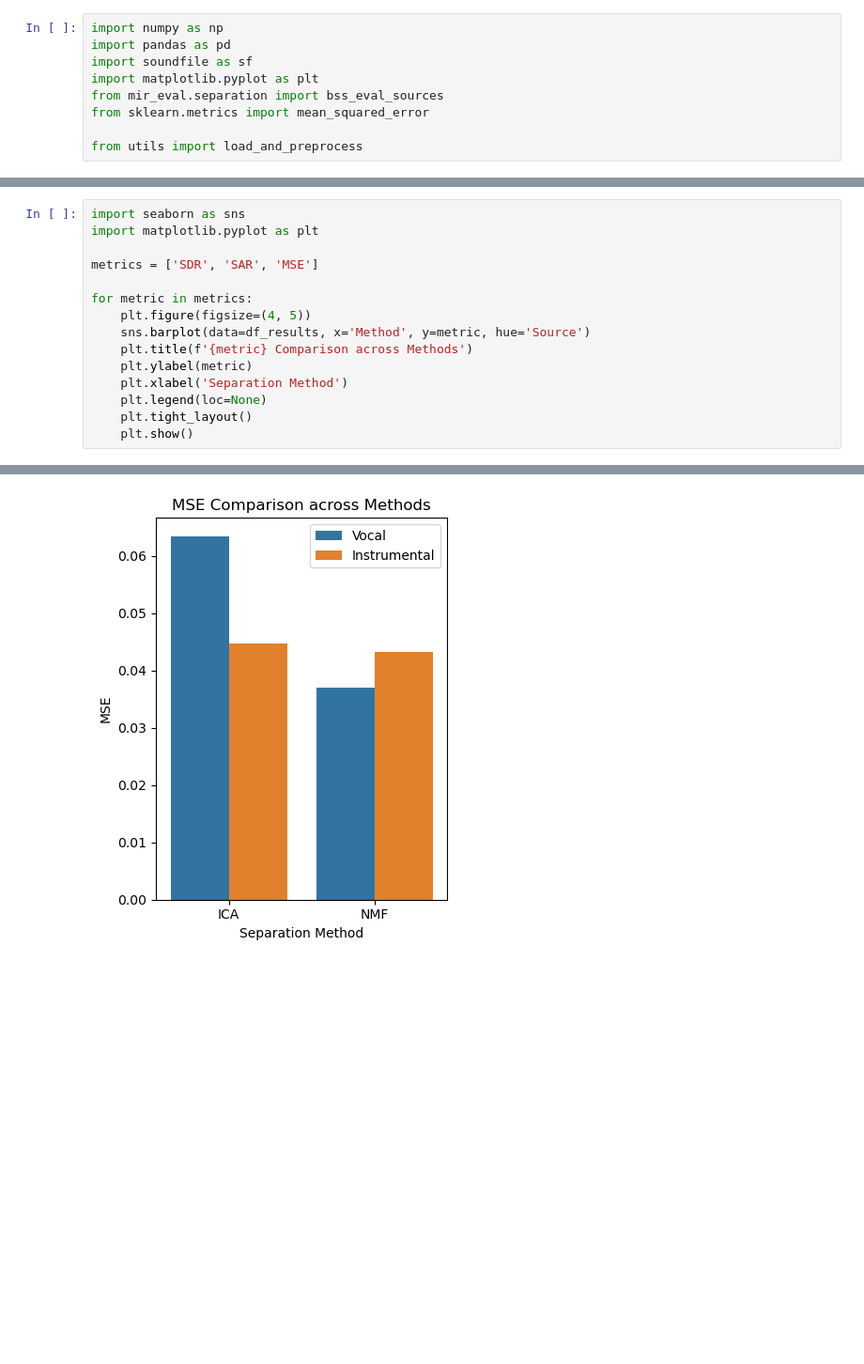
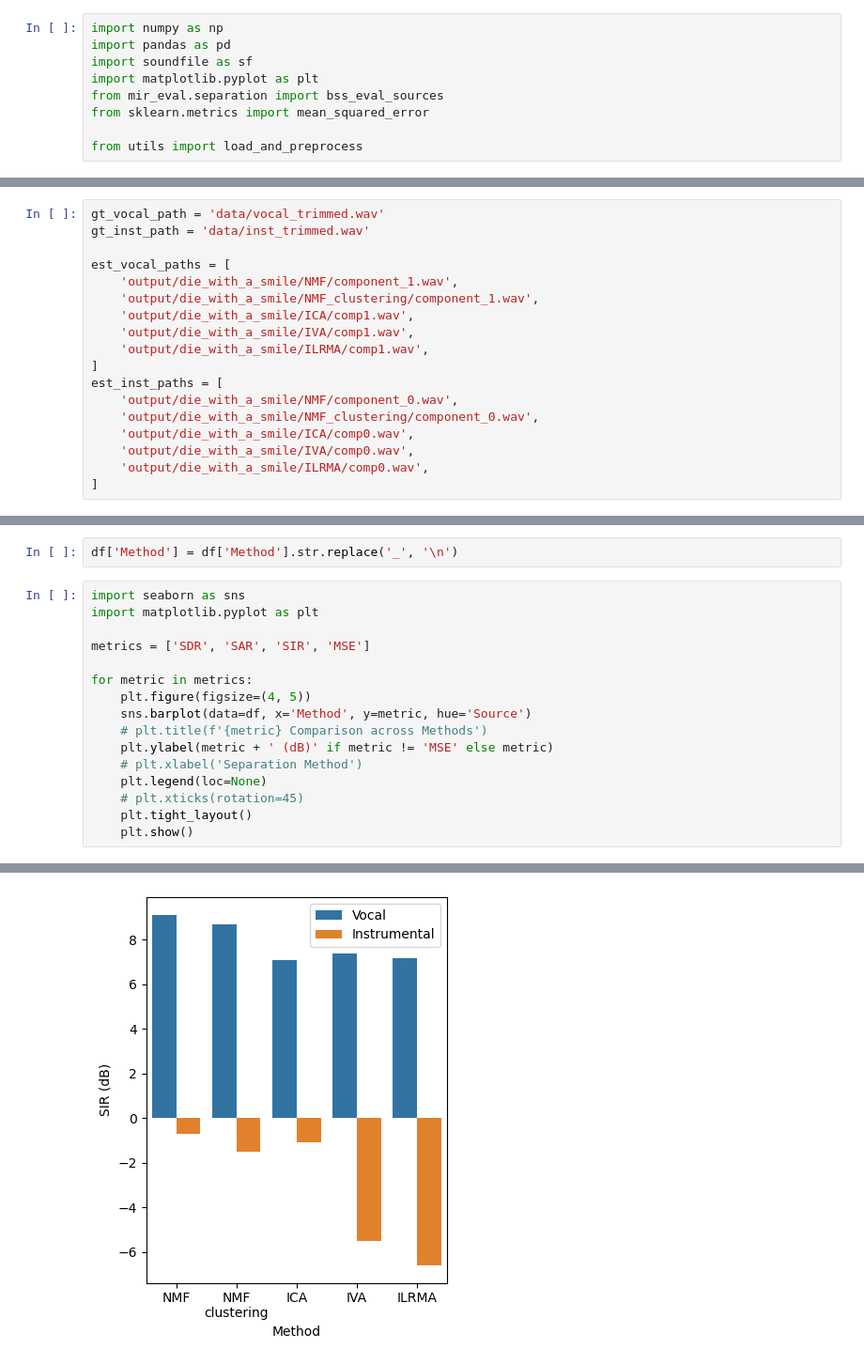
Before and after one commit to heesok/MLSP_Fall25_Project, a Jupyter notebook: scripts/plot_quantitative_results.ipynb, the cells around one changed output, grey strips where cells are left out. Shown at 94% size. Saved outputs shown, nothing was run; the diff lists cells and outputs as text; blank space fills up the shorter version.

```diff
--- a/scripts/plot_quantitative_results.ipynb
+++ b/scripts/plot_quantitative_results.ipynb
@@ -26,3 +36,21 @@ est_inst_paths = [
+# %%
+gt_vocal_path = 'data/vocal_trimmed.wav'
+gt_inst_path = 'data/inst_trimmed.wav'
+
+est_vocal_paths = [
+    'output/die_with_a_smile/NMF/component_1.wav',
+    'output/die_with_a_smile/NMF_clustering/component_1.wav',
+    'output/die_with_a_smile/ICA/comp1.wav',
+    'output/die_with_a_smile/IVA/comp1.wav',
+    'output/die_with_a_smile/ILRMA/comp1.wav',
+]
+est_inst_paths = [
+    'output/die_with_a_smile/NMF/component_0.wav',
+    'output/die_with_a_smile/NMF_clustering/component_0.wav',
+    'output/die_with_a_smile/ICA/comp0.wav',
+    'output/die_with_a_smile/IVA/comp0.wav',
+    'output/die_with_a_smile/ILRMA/comp0.wav',
+]
 # %%
 sr, gt_vocal, gt_inst, est_vocals, est_insts = load_and_preprocess(
     gt_vocal_path, gt_inst_path, est_vocal_paths, est_inst_paths
@@ -80,16 +126,19 @@ df_results.drop(columns=['SIR'], inplace=True)
+# %%
+df['Method'] = df['Method'].str.replace('_', '\n')
 # %%
 import seaborn as sns
 import matplotlib.pyplot as plt
 
-metrics = ['SDR', 'SAR', 'MSE']
+metrics = ['SDR', 'SAR', 'SIR', 'MSE']
 
 for metric in metrics:
     plt.figure(figsize=(4, 5))
-    sns.barplot(data=df_results, x='Method', y=metric, hue='Source')
-    plt.title(f'{metric} Comparison across Methods')
-    plt.ylabel(metric)
-    plt.xlabel('Separation Method')
+    sns.barplot(data=df, x='Method', y=metric, hue='Source')
+    # plt.title(f'{metric} Comparison across Methods')
+    plt.ylabel(metric + ' (dB)' if metric != 'MSE' else metric)
+    # plt.xlabel('Separation Method')
     plt.legend(loc=None)
+    # plt.xticks(rotation=45)
     plt.tight_layout()
     plt.show()
 # %% [output]
@@ -98 +147 @@ for metric in metrics:
-[figure, old version]
+[figure, new version]
```
Also changed, not shown: parts of 9 cells of this notebook, 2 other files.
